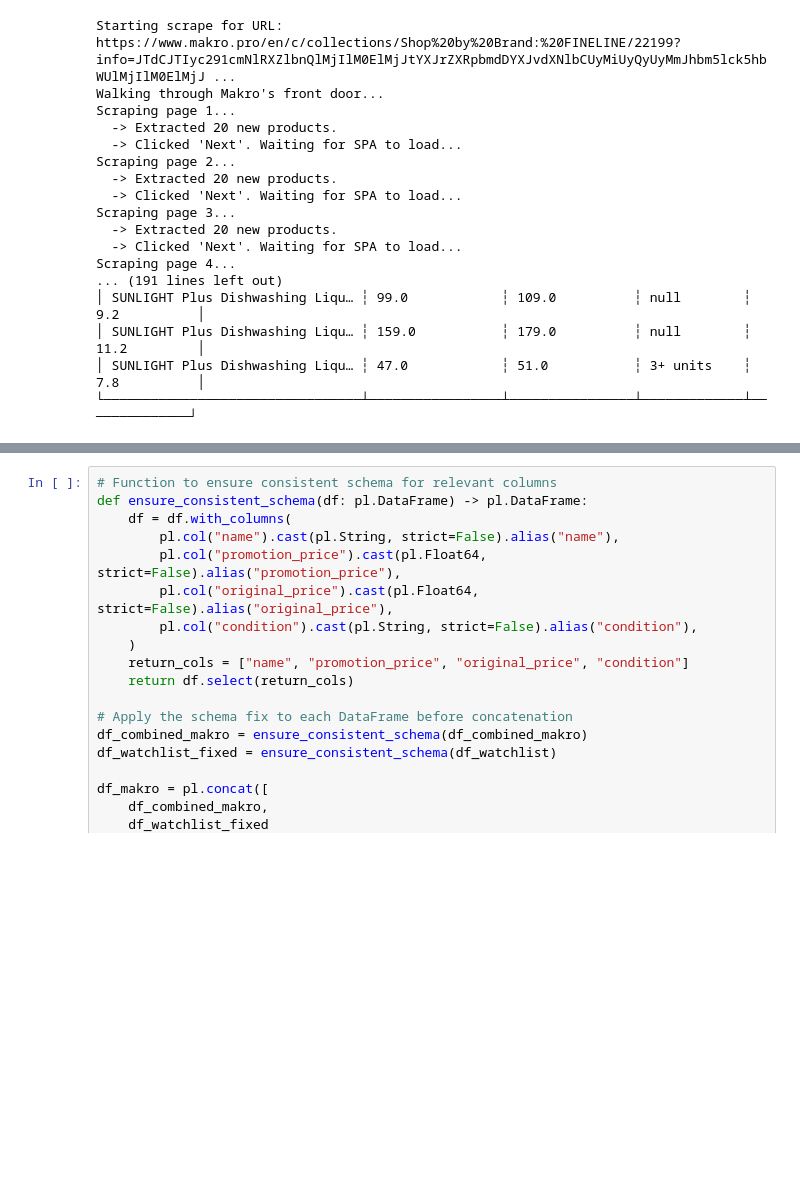
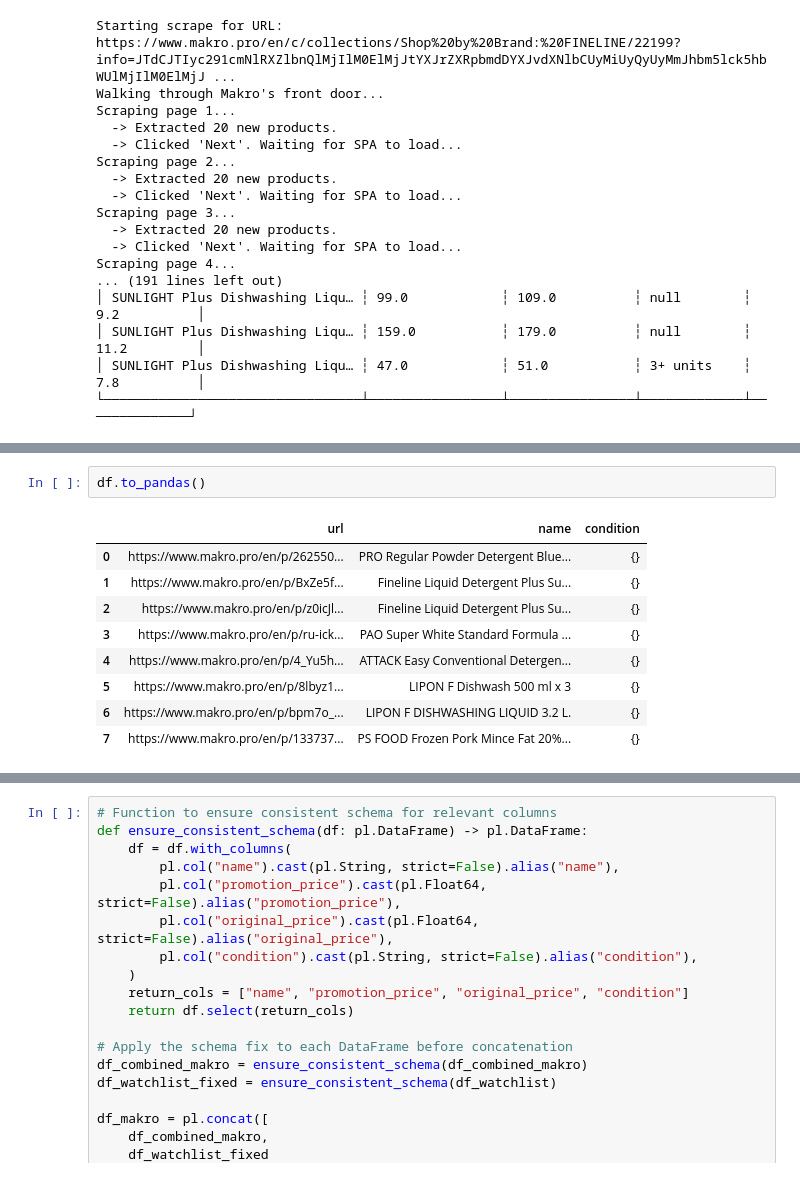
Before and after one commit to chaunijs/onlineshoppingprice, a Jupyter notebook: Makro_scraping.ipynb, the cells around one changed output, grey strips where cells are left out. Saved outputs shown, nothing was run; the diff lists cells and outputs as text; blank space fills up the shorter version.

Commit message:
Extract Price condition in json string format

```diff
--- a/Makro_scraping.ipynb
+++ b/Makro_scraping.ipynb
@@ -267 +457,13 @@ Scraping page 4...
+# %%
+df.to_pandas()
+# %% [output]
+|  | url | name | condition |
+| 0 | https://www.makro.pro/en/p/262550... | PRO Regular Powder Detergent Blue... | {} |
+| 1 | https://www.makro.pro/en/p/BxZe5f... | Fineline Liquid Detergent Plus Su... | {} |
+| 2 | https://www.makro.pro/en/p/z0icJl... | Fineline Liquid Detergent Plus Su... | {} |
+| 3 | https://www.makro.pro/en/p/ru-ick... | PAO Super White Standard Formula ... | {} |
+| 4 | https://www.makro.pro/en/p/4_Yu5h... | ATTACK Easy Conventional Detergen... | {} |
+| 5 | https://www.makro.pro/en/p/8lbyz1... | LIPON F Dishwash 500 ml x 3 | {} |
+| 6 | https://www.makro.pro/en/p/bpm7o_... | LIPON F DISHWASHING LIQUID 3.2 L. | {} |
+| 7 | https://www.makro.pro/en/p/133737... | PS FOOD Frozen Pork Mince Fat 20%... | {} |
 # %%
```
Also changed, not shown: parts of 11 cells of this notebook.
